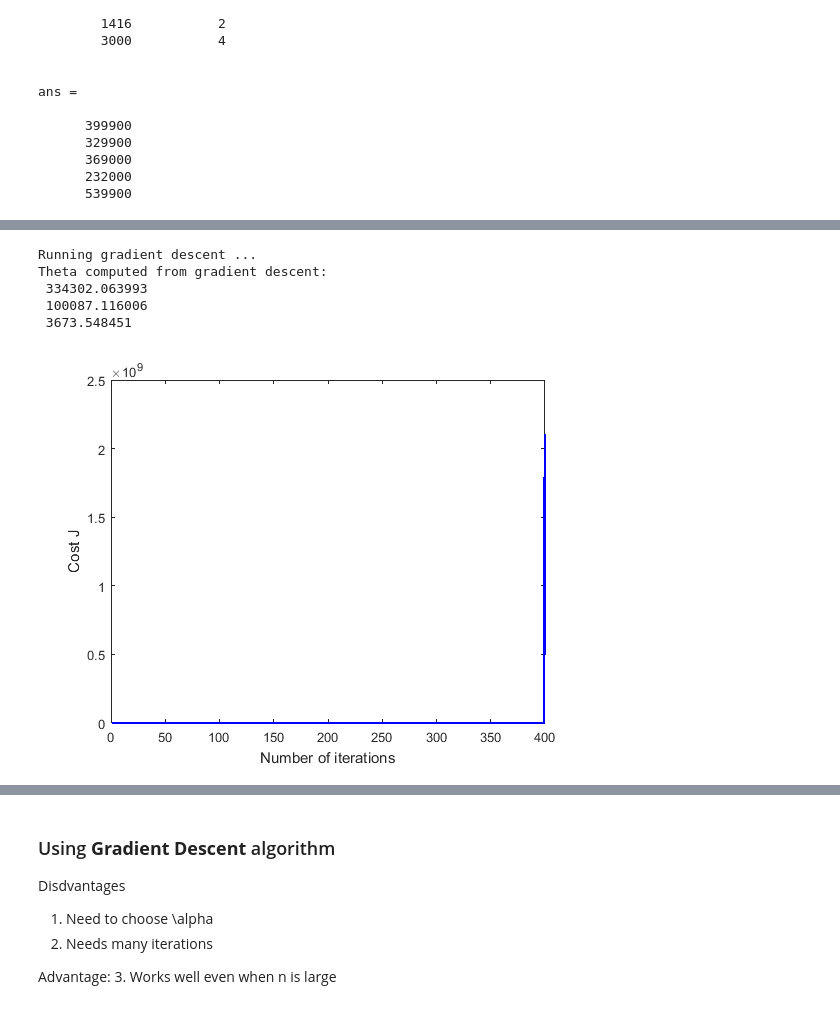
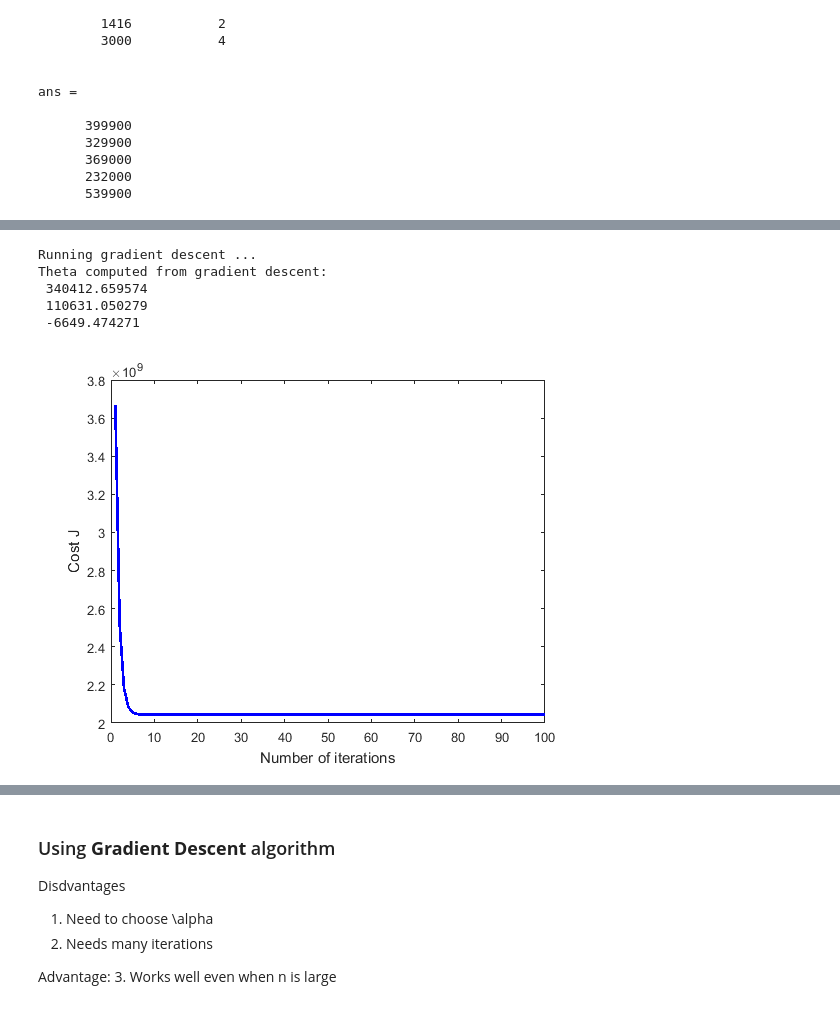
Before and after one commit to jhonsen/machinelearn_NG, a Jupyter notebook: Matlab_track/Exercise1_LinearRegression.ipynb, the cells around one changed output, grey strips where cells are left out. Cells and saved outputs as stored; diff of their text form; code cells hidden in the pictures.

```diff
--- a/Matlab_track/Exercise1_LinearRegression.ipynb
+++ b/Matlab_track/Exercise1_LinearRegression.ipynb
@@ -327,31 +345,31 @@ Program paused. Press enter to continue.
 # %%
 fprintf('Running gradient descent ...\n');
 
 % Choose some alpha value
-alpha = 0.01;
-num_iters = 400;
+alpha = 1.0;
+num_iters = 100;
 
 % Init Theta and Run Gradient Descent
 theta = zeros(3, 1);
 [theta, J_history] = gradientDescentMulti(X, y, theta, alpha, num_iters);
 
 % Plot the convergence graph
 figure;
 plot(1:numel(J_history), J_history, '-b', 'LineWidth', 2);
 xlabel('Number of iterations');
 ylabel('Cost J');
 
 % Display gradient descent's result
 fprintf('Theta computed from gradient descent: \n');
 fprintf(' %f \n', theta);
 fprintf('\n');
 # %% [output]
 Running gradient descent ...
 Theta computed from gradient descent:
- 334302.063993
- 100087.116006
- 3673.548451
+ 340412.659574
+ 110631.050279
+ -6649.474271
-[figure, old version]
+[figure, new version]
 # %%
 % Estimate the price of a 1650 sq-ft, 3 br house
 
```
Also changed, not shown: parts of 16 cells of this notebook, 2 other files.
